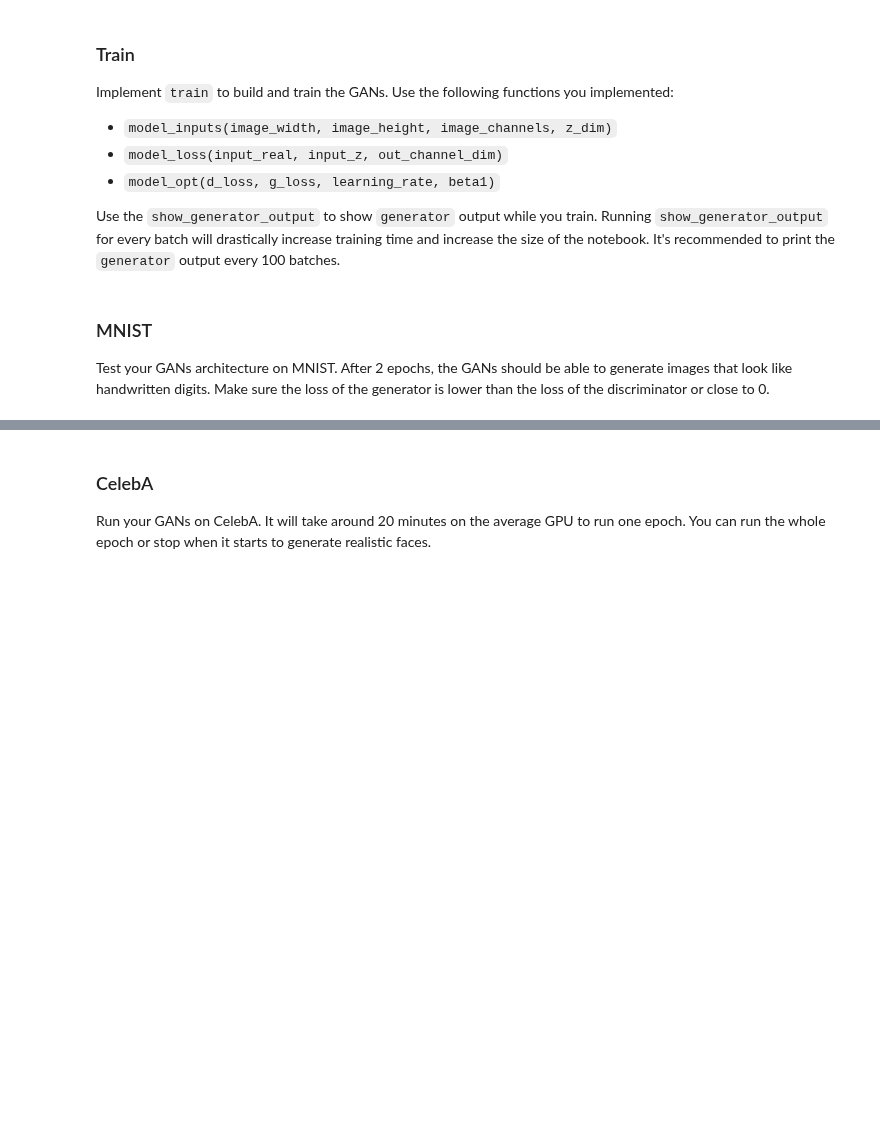
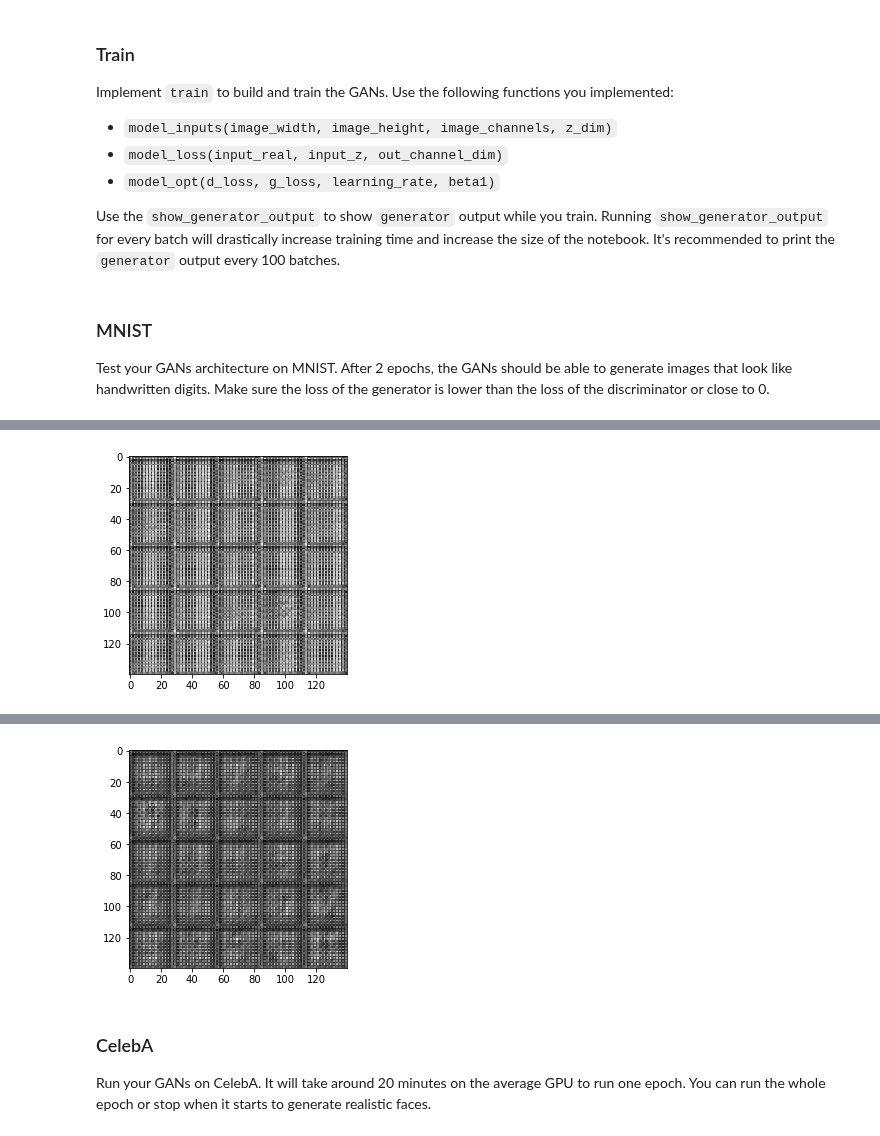
Before and after one commit to samirma/deep-learning, a Jupyter notebook: face_generation/dlnd_face_generation.ipynb, the cells around one changed output, grey strips where cells are left out. Cells and saved outputs as stored; diff of their text form; code cells hidden in the pictures; blank space fills up the shorter version.

```diff
--- a/face_generation/dlnd_face_generation.ipynb
+++ b/face_generation/dlnd_face_generation.ipynb
@@ -341,20 +349,57 @@ def train(epoch_count, batch_size, z_dim, learning_rate, beta1, get_batches, dat
     """
     # TODO: Build Model
 
+    # Set image dimensions
+    _, image_width, image_height, image_channels = data_shape
+    # Set model inputs
+    input_real, input_z, learn_rate = model_inputs(image_width, image_height, image_channels, z_dim)
+    # Set model loss
+    d_loss, g_loss = model_loss(input_real, input_z, image_channels)
+    # Set model optimization
+    d_opt, g_opt = model_opt(d_loss, g_loss, learning_rate, beta1)
 
+    samples, losses = [], []
+    steps    = 0
+    print_at = 50
+    show_at  = 100
+
+    saver    = tf.train.Saver()
     with tf.Session() as sess:
         sess.run(tf.global_variables_initializer())
         for epoch_i in range(epoch_count):
             for batch_images in get_batches(batch_size):
                 # TODO: Train Model
+                steps += 1
+
+                batch_images = batch_images * 2
+
+                # Sample random noise for G
+                sample_z = np.random.uniform(-1, 1, size=(batch_size, z_dim))
+
+                # Run optimizers
+                _ = sess.run(d_opt, feed_dict={input_real: batch_images, input_z: sample_z, learn_rate: learning_rate})
+                _ = sess.run(g_opt, feed_dict={input_z: sample_z, learn_rate: learning_rate})
+
+
+                if steps % print_at == 0:
+                    # At the end of each epoch, get the losses and print them out
+                    train_loss_d = d_loss.eval({input_z: sample_z, input_real: batch_images})
+                    train_loss_g = g_loss.eval({input_z: sample_z})
+
+                    print("Epoch {}/{}...".format(epoch_i + 1, epoch_count),
+                          "Discriminator Loss: {:.4f}...".format(train_loss_d),
+                          "Generator Loss: {:.4f}".format(train_loss_g))
+
+                if steps % show_at == 0:
+                    show_generator_output(sess, 30, input_z, image_channels, data_image_mode)
 # %% [markdown]
 ### MNIST
 Test your GANs architecture on MNIST.  After 2 epochs, the GANs should be able to generate images that look like handwritten digits.  Make sure the loss of the generator is lower than the loss of the discriminator or close to 0.
 # %%
-batch_size = None
-z_dim = None
-learning_rate = None
-beta1 = None
+batch_size = 64
+z_dim = 100
+learning_rate = 0.0002
+beta1 = 0.5
 
 
 """
@@ -366,3 +411,4 @@ mnist_dataset = helper.Dataset('mnist', glob(os.path.join(data_dir, 'mnist/*.jpg
 with tf.Graph().as_default():
     train(epochs, batch_size, z_dim, learning_rate, beta1, mnist_dataset.get_batches,
           mnist_dataset.shape, mnist_dataset.image_mode)
+# %% [output]
@@ -368,0 +417 @@ with tf.Graph().as_default():
+[figure, added]
@@ -369,3 +420,4 @@ with tf.Graph().as_default():
+[figure, added]
 # %% [markdown]
 ### CelebA
 Run your GANs on CelebA.  It will take around 20 minutes on the average GPU to run one epoch.  You can run the whole epoch or stop when it starts to generate realistic faces.
```
Also changed, not shown: parts of 8 cells of this notebook.
